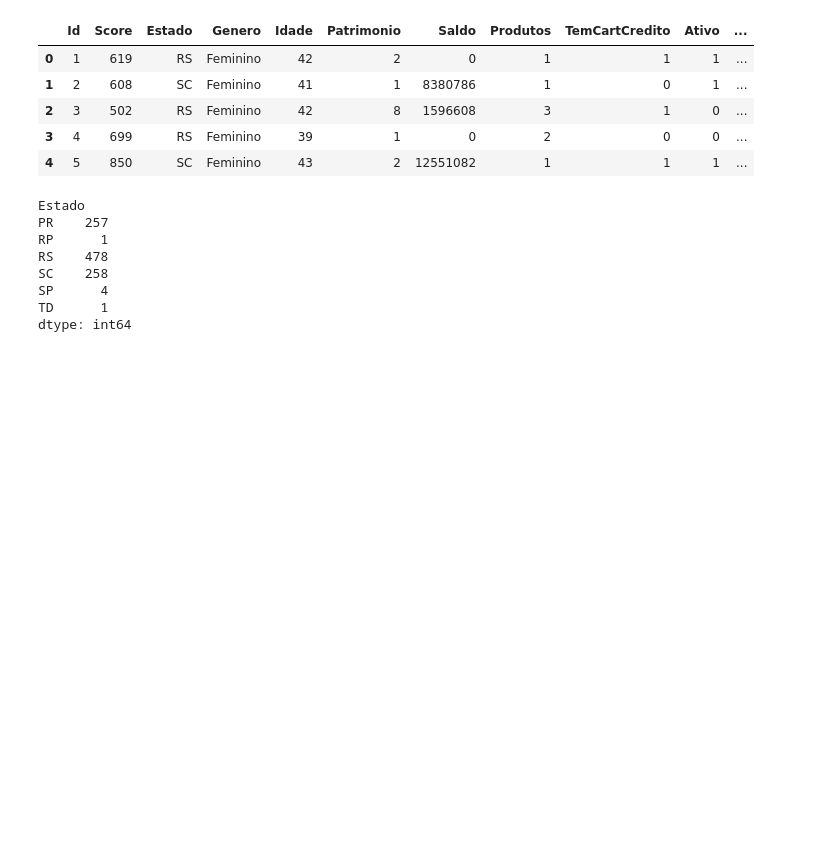
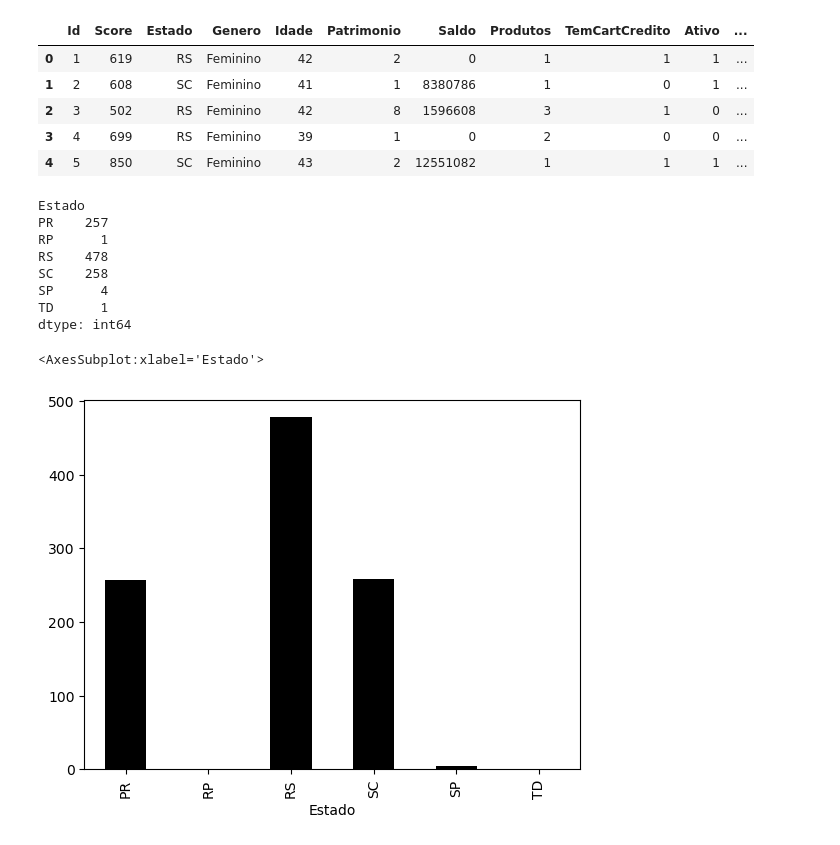
Before and after one commit to pedr0passos/ciencia-dados, a Jupyter notebook: sec10_limp_trat_dados/main.ipynb, the cells around one changed output. Cells and saved outputs as stored; diff of their text form; code cells hidden in the pictures; blank space fills up the shorter version.

```diff
--- a/sec10_limp_trat_dados/main.ipynb
+++ b/sec10_limp_trat_dados/main.ipynb
@@ -48,3 +48,8 @@ SC    258
 SP      4
 TD      1
 dtype: int64
+# %%
+agrupado.plot.bar(color = 'black')
+# %% [output]
+<AxesSubplot:xlabel='Estado'>
+[figure, added]
```
Also changed, not shown: parts of 16 cells of this notebook.
